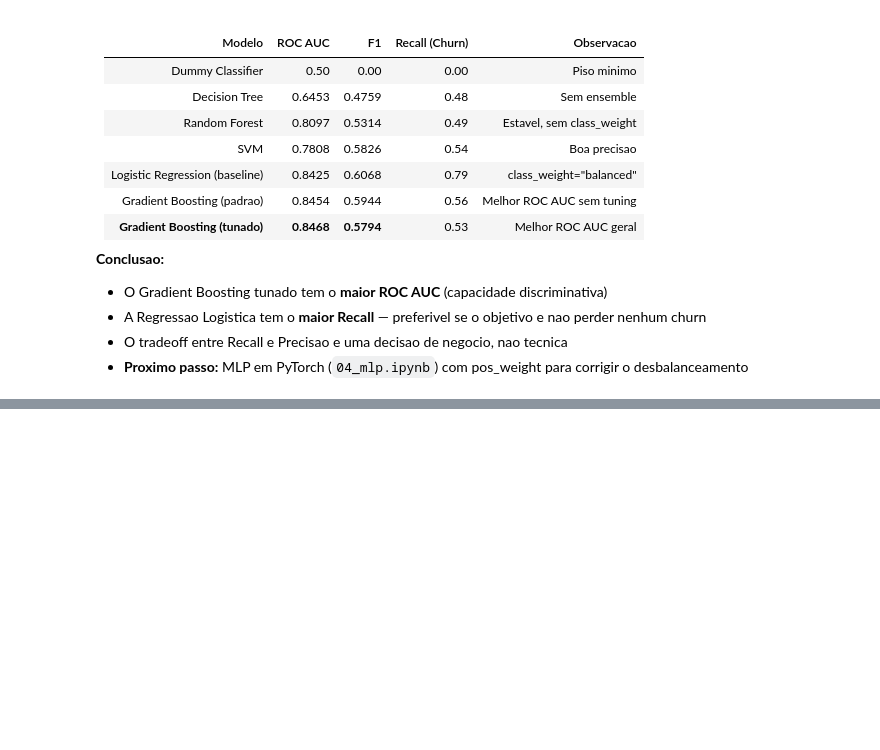
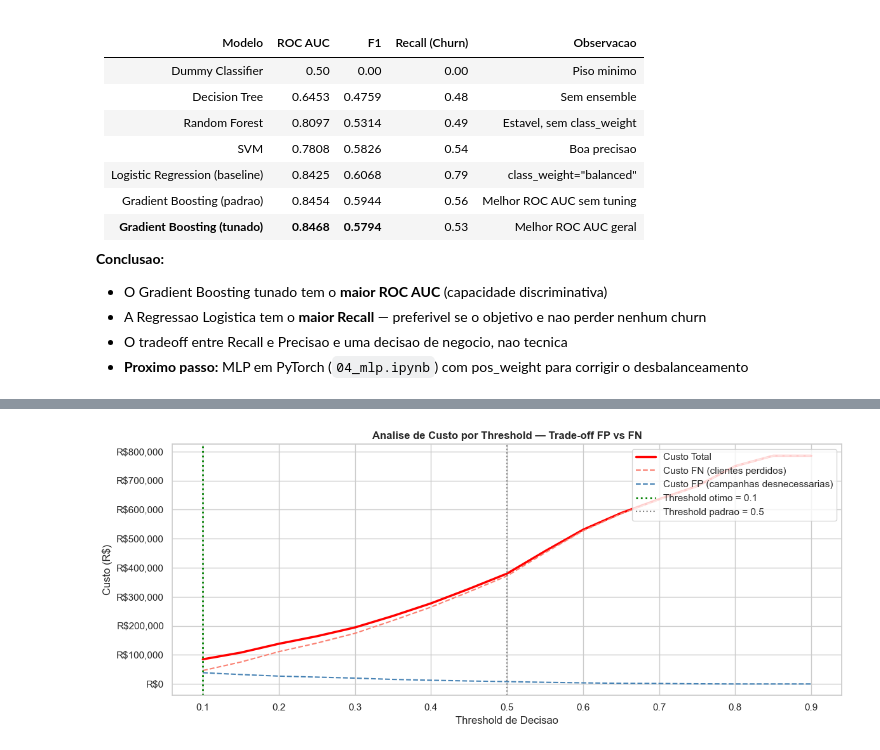
Before and after one commit to eeyamazaki/telco-churn-mlp, a Jupyter notebook: notebooks/03_model_engineering.ipynb, the cells around one changed output, grey strips where cells are left out. Drawn from its saved outputs; the diff is of its cells as text; code cells hidden in the pictures; blank space fills up the shorter version.

Commit message:
Adicionado analise de trade-off de custo (FP v FN) e Modelo de MLP.

```diff
--- a/notebooks/03_model_engineering.ipynb
+++ b/notebooks/03_model_engineering.ipynb
@@ -188,6 +189,15 @@ X_train_enc = preprocessor.fit_transform(X_train)
 X_test_enc  = preprocessor.transform(X_test)
 
 print(f"\nShape apos encoding: {X_train_enc.shape}")
+
+# Dataset version — registra qual arquivo originou este experimento em todos os runs
+mlflow_dataset = mlflow.data.from_pandas(
+    df_eng,
+    source="../data/processed/telco_churn_cleaned.csv",
+    name="telco_churn_processed",
+    targets="Churn Value",
+)
+print(f"\nDataset MLflow: {mlflow_dataset.name} | hash={mlflow_dataset.digest}")
 # %% [output]
 Features numericas  (8): ['Tenure Months', 'Monthly Charges', 'Total Charges', 'services_count', 'monthly_per_tenure', 'has_protection', 'is_senior_alone', 'contract_risk_score']
 Features categoricas (17): ['Gender', 'Senior Citizen', 'Partner', 'Dependents', 'Phone Service', 'Multiple Lines', 'Internet Service', 'Online Security', 'Online Backup', 'Device Protection', 'Tech S ...
@@ -612,0 +626,74 @@ Run logada no MLflow.
+# %%
+from sklearn.metrics import confusion_matrix
+
+# --- Parametros de negocio ---
+# LTV medio: tenure medio (32 meses) x mensalidade media (R$65)
+TENURE_MEDIO    = df["Tenure Months"].mean()
+MONTHLY_MEDIO   = df["Monthly Charges"].mean()
+LTV_MEDIO       = TENURE_MEDIO * MONTHLY_MEDIO   # receita perdida por FN
+CUSTO_CAMPANHA  = 75.0                            # custo medio de campanha de retencao (R$)
+
+print(f"=== PARAMETROS DE NEGOCIO ===")
+print(f"Tenure medio:       {TENURE_MEDIO:.1f} meses")
+print(f"Mensalidade media:  R${MONTHLY_MEDIO:.2f}")
+print(f"LTV medio:          R${LTV_MEDIO:.2f}  <- custo de perder 1 cliente (FN)")
+print(f"Custo campanha:     R${CUSTO_CAMPANHA:.2f}     <- custo de abordar 1 cliente fiel (FP)")
+print(f"Razao FN/FP:        {LTV_MEDIO/CUSTO_CAMPANHA:.1f}x  <- FN e {LTV_MEDIO/CUSTO_CAMPANHA:.0f}x mais caro que FP")
+
+# --- Formula de custo para multiplos thresholds ---
+thresholds = [i / 100 for i in range(10, 91, 5)]
+cost_results = []
+
+for threshold in thresholds:
+    y_pred_t = (y_prob_best >= threshold).astype(int)
+    tn, fp, fn, tp = confusion_matrix(y_test, y_pred_t).ravel()
+
+    custo_fn    = fn * LTV_MEDIO
+    custo_fp    = fp * CUSTO_CAMPANHA
+    custo_total = custo_fn + custo_fp
+    recall_t    = tp / (tp + fn) if (tp + fn) > 0 else 0
+    precision_t = tp / (tp + fp) if (tp + fp) > 0 else 0
+
+    cost_results.append({
+        "Threshold":      threshold,
+        "TP": tp, "FP": fp, "FN": fn, "TN": tn,
+        "Recall":         round(recall_t, 3),
+        "Precision":      round(precision_t, 3),
+        "Custo FN (R$)":  round(custo_fn, 2),
+        "Custo FP (R$)":  round(custo_fp, 2),
+        "Custo Total (R$)": round(custo_total, 2),
+    })
+
+cost_df = pd.DataFrame(cost_results)
+best_threshold_row = cost_df.loc[cost_df["Custo Total (R$)"].idxmin()]
+
+print(f"\n=== THRESHOLD OTIMO DE NEGOCIO ===")
+print(f"Threshold: {best_threshold_row['Threshold']}")
+print(f"Custo Total Minimo: R${best_threshold_row['Custo Total (R$)']:,.2f}")
+print(f"Recall: {best_threshold_row['Recall']:.1%} | Precision: {best_threshold_row['Precision']:.1%}")
+print(f"FN evitados vs threshold=0.5: {cost_df[cost_df['Threshold']==0.5]['FN'].values[0] - int(best_threshold_row['FN'])}")
+
+display(cost_df[["Threshold", "Recall", "Precision", "Custo FN (R$)", "Custo FP (R$)", "Custo Total (R$)"]].to_string(index=False))
+
+# --- Grafico de custo por threshold ---
+fig, ax1 = plt.subplots(figsize=(12, 5))
+
+ax1.plot(cost_df["Threshold"], cost_df["Custo Total (R$)"],
+         color="red", linewidth=2.5, label="Custo Total")
+ax1.plot(cost_df["Threshold"], cost_df["Custo FN (R$)"],
+         color="salmon", linestyle="--", label="Custo FN (clientes perdidos)")
+ax1.plot(cost_df["Threshold"], cost_df["Custo FP (R$)"],
+         color="steelblue", linestyle="--", label="Custo FP (campanhas desnecessarias)")
+ax1.axvline(best_threshold_row["Threshold"], color="green", linestyle=":",
+            linewidth=2, label=f"Threshold otimo = {best_threshold_row['Threshold']}")
+ax1.axvline(0.5, color="gray", linestyle=":", linewidth=1.5, label="Threshold padrao = 0.5")
+
+ax1.set_xlabel("Threshold de Decisao")
+ax1.set_ylabel("Custo (R$)")
+ax1.set_title("Analise de Custo por Threshold — Trade-off FP vs FN", fontweight="bold")
+ax1.legend(loc="upper right")
+ax1.yaxis.set_major_formatter(plt.FuncFormatter(lambda x, _: f"R${x:,.0f}"))
+
+plt.tight_layout()
+plt.show()
+# %% [output]
@@ -612,0 +713 @@ Run logada no MLflow.
+[figure, added]
```
Also changed, not shown: parts of 10 cells of this notebook, 2 other files.
